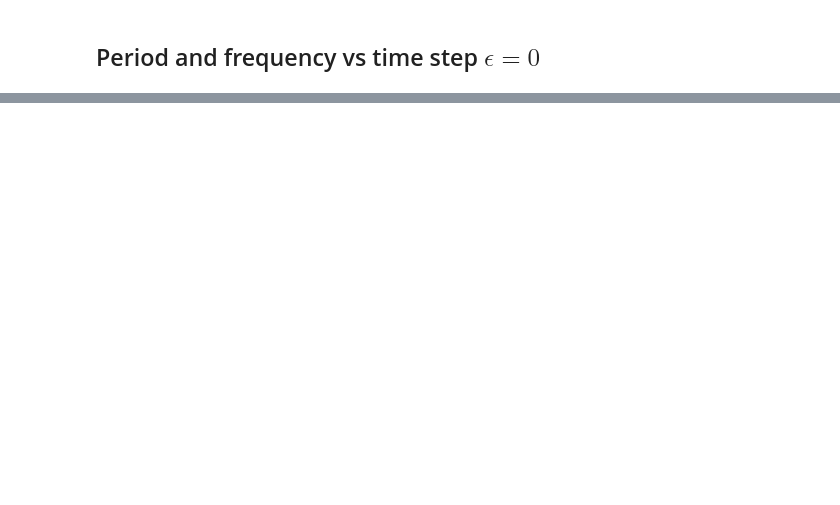
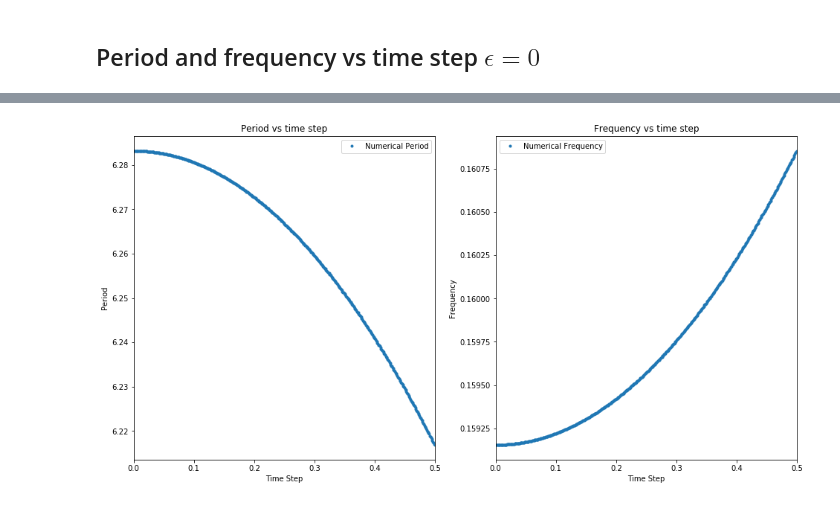
Before and after one commit to fzadra/VanDerPolContact, a Jupyter notebook: VDP.ipynb, the cells around one changed output, grey strips where cells are left out. Drawn from its saved outputs; the diff is of its cells as text; code cells hidden in the pictures; blank space fills up the shorter version.

```diff
--- a/VDP.ipynb
+++ b/VDP.ipynb
@@ -132,0 +224,20 @@ plt.show()
+# %%
+plt.figure(figsize=(16,8))
+plt.subplot(121)
+plt.gca().set_title("Period vs time step")
+plt.plot(dt,T,'.',label="Numerical Period")
+plt.xlim((0,0.5))
+plt.ylabel("Period")
+plt.xlabel("Time Step")
+plt.legend(loc='bottom left')
+
+plt.subplot(122)
+plt.gca().set_title("Frequency vs time step")
+plt.plot(dt,1/T,'.',label="Numerical Frequency")
+plt.xlim((0,0.5))
+plt.ylabel("Frequency")
+plt.xlabel("Time Step")
+plt.legend(loc='upper left')
+plt.show()
+# %% [output]
+[figure, added]
```
Also changed, not shown: parts of 11 cells of this notebook.
